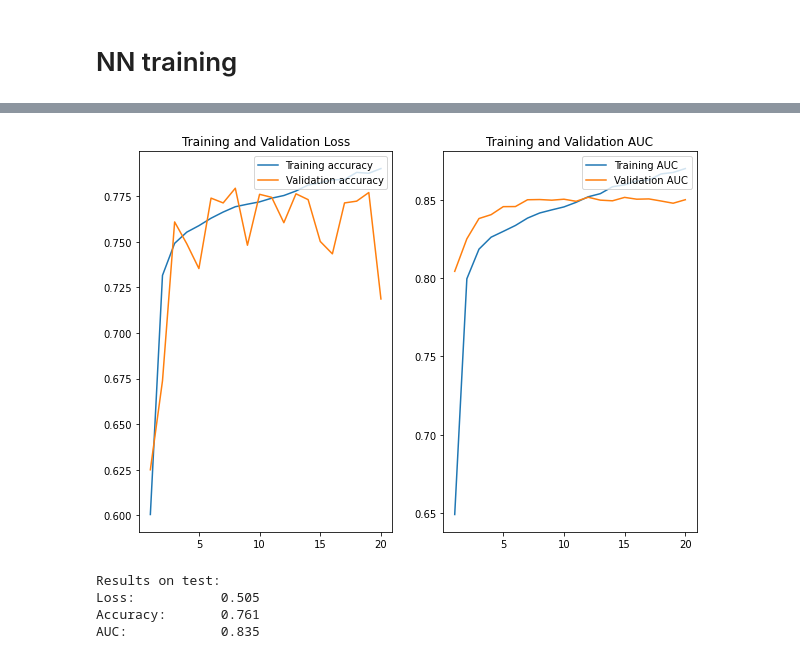
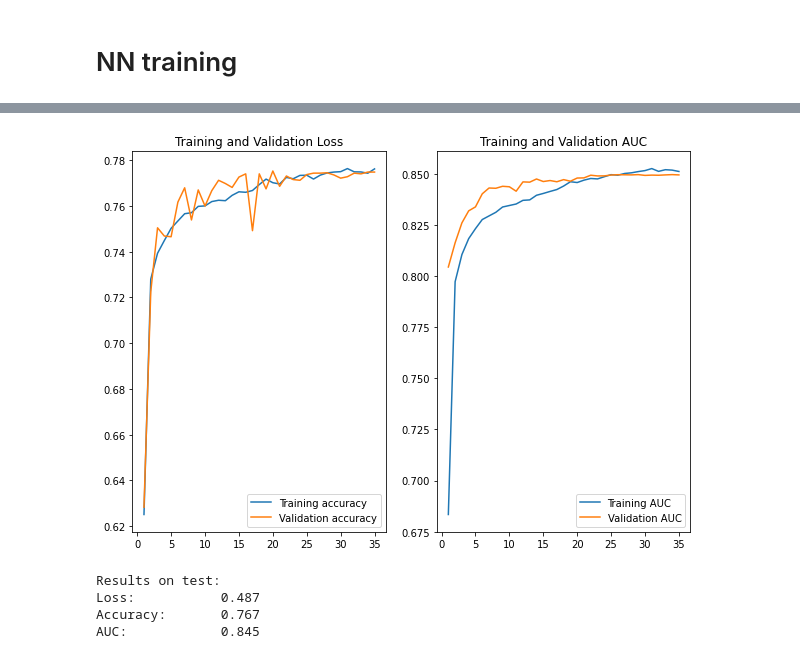
Before and after one commit to Unoaccaso/ML_final_project, a Jupyter notebook: Progetto.ipynb, the cells around one changed output, grey strips where cells are left out. Cells and saved outputs as stored; diff of their text form; code cells hidden in the pictures.

```diff
--- a/Progetto.ipynb
+++ b/Progetto.ipynb
@@ -104,7 +104,7 @@ plt.show()
 # NN training
 # %%
 from sklearn.model_selection import train_test_split
-(X_train, X_test, Y_train, Y_test) = train_test_split(images, labels, test_size=0.1)
+(X_train, X_test, Y_train, Y_test) = train_test_split(images, labels, test_size=0.2)
 # %%
 import tensorflow as tf
 import tensorflow.keras as keras
@@ -122,28 +122,28 @@ img_input = keras.Input(shape=IMG_SHAPE, name="D_Image_Input")
 x = img_input
 
 # primo blocco Convoluzionale
-x = keras.layers.Conv2D(filters=16, kernel_size=(3, 5),name='Conv_1')(x)
+x = keras.layers.Conv2D(filters=8, kernel_size=(3, 5),name='Conv_1')(x)
 x = keras.layers.BatchNormalization()(x)
 x = keras.layers.ReLU(name='ReLU_1')(x)
-x = layers.Dropout(0.12, name="DropOut_1")(x)
+x = layers.Dropout(0.11, name="DropOut_1")(x)
 
 # secondo blocco Convoluzionale
-x = keras.layers.Conv2D(filters=32, kernel_size=(3, 4), name='Conv_2')(x)
+x = keras.layers.Conv2D(filters=16, kernel_size=(3, 4), name='Conv_2')(x)
 x = keras.layers.BatchNormalization()(x)
 x = keras.layers.ReLU(name='ReLU_2')(x)
-x = layers.Dropout(0.12, name="DropOut_2")(x)
+x = layers.Dropout(0.1, name="DropOut_2")(x)
 
 # terzo blocco Convoluzionale
-x = keras.layers.Conv2D(filters=64, kernel_size=(3, 3), name='Conv_3')(x)
+x = keras.layers.Conv2D(filters=16, kernel_size=(3, 3), name='Conv_3')(x)
 x = keras.layers.BatchNormalization()(x)
 x = keras.layers.ReLU(name='ReLU_3')(x)
-x = layers.Dropout(0.12, name="DropOut_3")(x)
+x = layers.Dropout(0.2, name="DropOut_3")(x)
 
 x = keras.layers.Flatten(name='Flatten')(x)
 
 # layer densi
-x = keras.layers.Dense(64, name='Dense_1')(x)
-x = layers.Dropout(0.2, name="DropOut_4")(x)
+x = keras.layers.Dense(32, name='Dense_1')(x)
+x = layers.Dropout(0.12, name="DropOut_4")(x)
 x = keras.layers.ReLU(name='ReLU_dense_1')(x)
 
 outputs = keras.layers.Dense(1, activation='sigmoid', name='Output')(x)
@@ -177,13 +177,26 @@ model_checkpoint = keras.callbacks.ModelCheckpoint(
         save_weights_only=True,
         save_best_only=True,
         save_freq='epoch')
+LR_ST=1e-3
+
+def lr_decay(epoch):
+  start = 15
+  if epoch < start:
+    return LR_ST
+  else:
+    return LR_ST * tf.math.exp(0.2 * (start - epoch))
+
+lr_scheduler = keras.callbacks.LearningRateScheduler(lr_decay)
 
 # metto tutte le callback in una lista
-callbacks = [ model_checkpoint ]
+callbacks = [
+             lr_scheduler,
+             model_checkpoint
+             ]
 
 model.compile(loss="binary_crossentropy", optimizer='adam',
               metrics=["accuracy",
                        keras.metrics.AUC(name='auc')])
 history = model.fit(X_train, Y_train, validation_split=0.1, batch_size=256,
-          epochs=20, shuffle=True, verbose=1, callbacks=callbacks)
+          epochs=35, shuffle=True, verbose=1, callbacks=callbacks)
 # %% [output]
@@ -207,37 +220,37 @@ Epoch 20/20
 # %%
 accuracy=history.history['accuracy']
 val_accuracy=history.history['val_accuracy']
 
 AUC=history.history['auc']
 val_AUC=history.history['val_auc']
 
 epochs_range = range(1, len(accuracy) + 1)
 
 plt.figure(figsize=(10, 7))
 
 plt.subplot(1, 2, 1)
 plt.plot(epochs_range, accuracy, label='Training accuracy')
 plt.plot(epochs_range, val_accuracy, label='Validation accuracy')
-plt.legend(loc='upper right')
+plt.legend(loc=4)
 plt.title('Training and Validation Loss')
 
 plt.subplot(1, 2, 2)
 plt.plot(epochs_range, AUC, label='Training AUC')
 plt.plot(epochs_range, val_AUC, label='Validation AUC')
-plt.legend(loc='upper right')
+plt.legend(loc=4)
 plt.title('Training and Validation AUC')
 
 plt.show()
 
 model.load_weights('cnn_best')
 loss, accuracy, AUC = model.evaluate(X_test, Y_test, verbose=0)
 print('Results on test:')
 print(f'Loss:\t\t{loss:.3f}')
 print(f'Accuracy:\t{accuracy:.3f}')
 print(f'AUC:\t\t{AUC:.3f}')
 # %% [output]
-[figure, old version]
+[figure, new version]
 Results on test:
-Loss:           0.505
-Accuracy:       0.761
-AUC:            0.835
+Loss:           0.487
+Accuracy:       0.767
+AUC:            0.845
```
Also changed, not shown: parts of 3 cells of this notebook.
